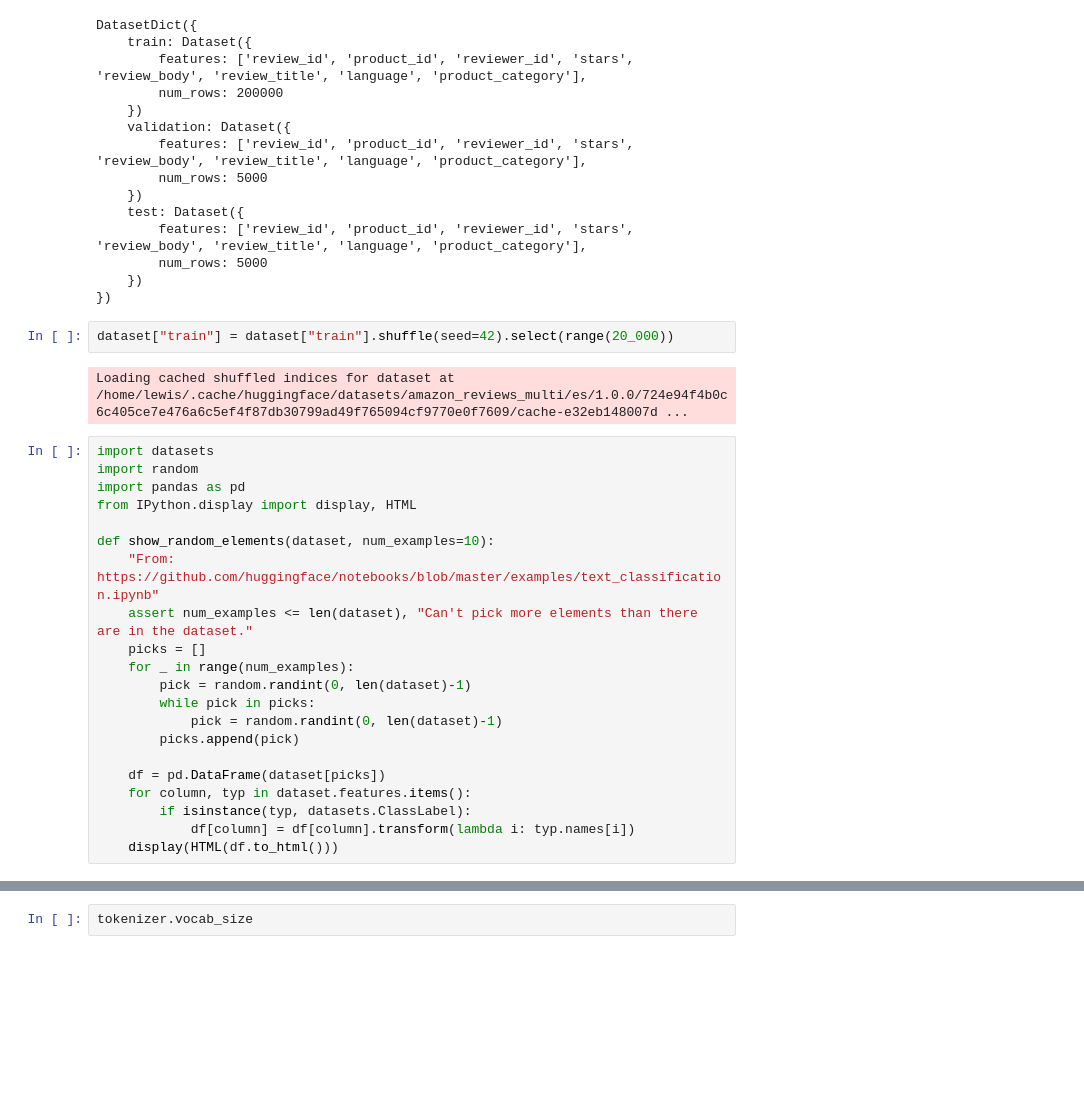
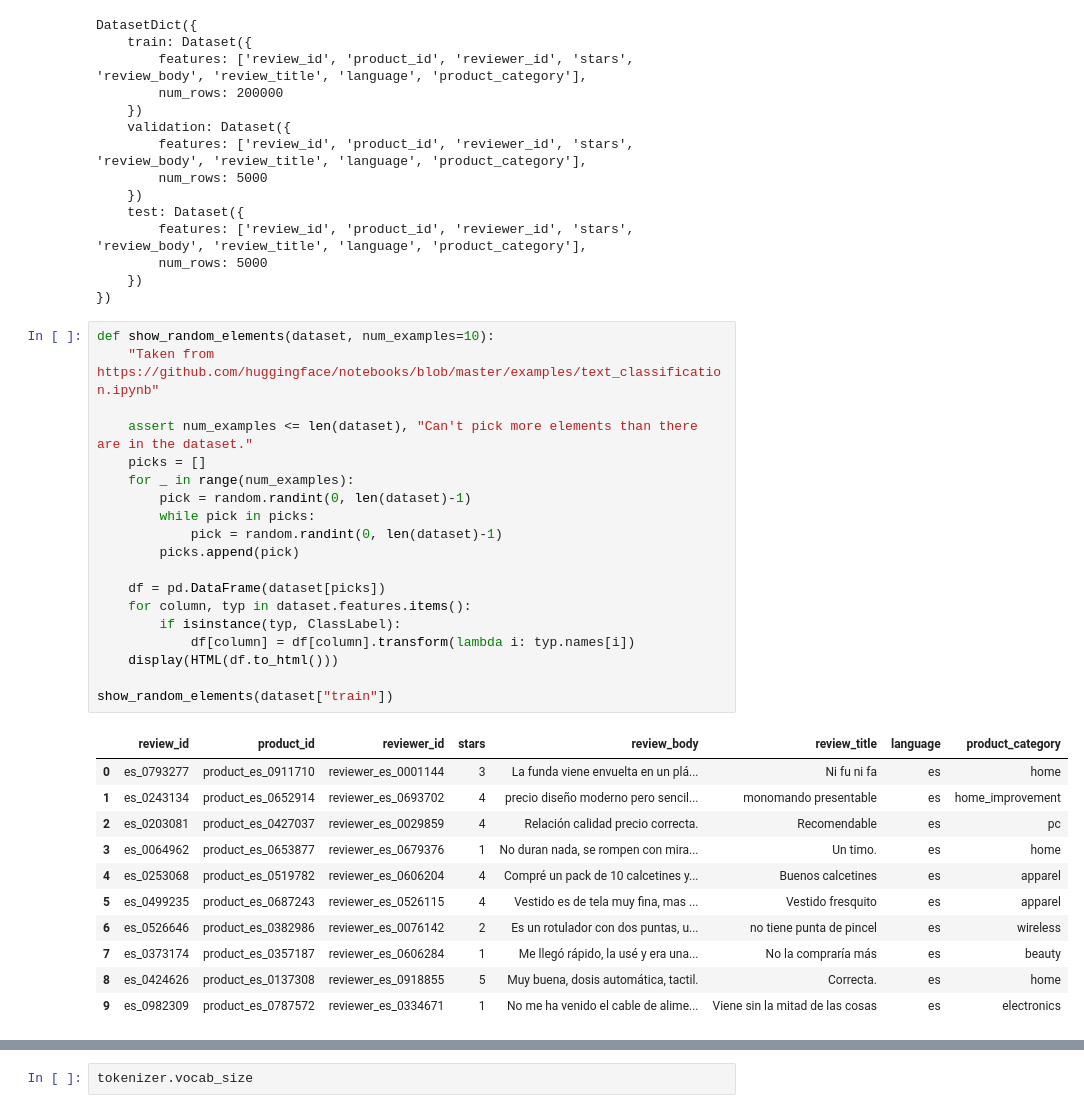
Before and after one commit to somosnlp/nlp-de-cero-a-cien, a Jupyter notebook: 3_transformers_2/clasificacion_de_textos.ipynb, the cells around one changed output, grey strips where cells are left out. Drawn from its saved outputs; the diff is of its cells as text; blank space fills up the shorter version.

Commit message:
Wrap up notebook

```diff
--- a/3_transformers_2/clasificacion_de_textos.ipynb
+++ b/3_transformers_2/clasificacion_de_textos.ipynb
@@ -19,28 +44,34 @@ DatasetDict({
         num_rows: 5000
     })
 })
-# %%
-dataset["train"] = dataset["train"].shuffle(seed=42).select(range(20_000))
-# %% [output]
-Loading cached shuffled indices for dataset at /home/lewis/.cache/huggingface/datasets/amazon_reviews_multi/es/1.0.0/724e94f4b0c6c405ce7e476a6c5ef4f87db30799ad49f765094cf9770e0f7609/cache-e32eb148007d ...
 # %%
-import datasets
-import random
-import pandas as pd
-from IPython.display import display, HTML
+def show_random_elements(dataset, num_examples=10):
+    "Taken from https://github.com/huggingface/notebooks/blob/master/examples/text_classification.ipynb"
 
-def show_random_elements(dataset, num_examples=10):
-    "From: https://github.com/huggingface/notebooks/blob/master/examples/text_classification.ipynb"
     assert num_examples <= len(dataset), "Can't pick more elements than there are in the dataset."
     picks = []
     for _ in range(num_examples):
         pick = random.randint(0, len(dataset)-1)
         while pick in picks:
             pick = random.randint(0, len(dataset)-1)
         picks.append(pick)
 
     df = pd.DataFrame(dataset[picks])
     for column, typ in dataset.features.items():
-        if isinstance(typ, datasets.ClassLabel):
+        if isinstance(typ, ClassLabel):
             df[column] = df[column].transform(lambda i: typ.names[i])
     display(HTML(df.to_html()))
+
+show_random_elements(dataset["train"])
+# %% [output]
+|  | review_id | product_id | reviewer_id | stars | review_body | review_title | language | product_category |
+| 0 | es_0793277 | product_es_0911710 | reviewer_es_0001144 | 3 | La funda viene envuelta en un plá... | Ni fu ni fa | es | home |
+| 1 | es_0243134 | product_es_0652914 | reviewer_es_0693702 | 4 | precio diseño moderno pero sencil... | monomando presentable | es | home_improvement |
+| 2 | es_0203081 | product_es_0427037 | reviewer_es_0029859 | 4 | Relación calidad precio correcta. | Recomendable | es | pc |
+| 3 | es_0064962 | product_es_0653877 | reviewer_es_0679376 | 1 | No duran nada, se rompen con mira... | Un timo. | es | home |
+| 4 | es_0253068 | product_es_0519782 | reviewer_es_0606204 | 4 | Compré un pack de 10 calcetines y... | Buenos calcetines | es | apparel |
+| 5 | es_0499235 | product_es_0687243 | reviewer_es_0526115 | 4 | Vestido es de tela muy fina, mas ... | Vestido fresquito | es | apparel |
+| 6 | es_0526646 | product_es_0382986 | reviewer_es_0076142 | 2 | Es un rotulador con dos puntas, u... | no tiene punta de pincel | es | wireless |
+| 7 | es_0373174 | product_es_0357187 | reviewer_es_0606284 | 1 | Me llegó rápido, la usé y era una... | No la compraría más | es | beauty |
+| 8 | es_0424626 | product_es_0137308 | reviewer_es_0918855 | 5 | Muy buena, dosis automática, tactil. | Correcta. | es | home |
+| 9 | es_0982309 | product_es_0787572 | reviewer_es_0334671 | 1 | No me ha venido el cable de alime... | Viene sin la mitad de las cosas | es | electronics |
```
Also changed, not shown: parts of 59 cells of this notebook.
